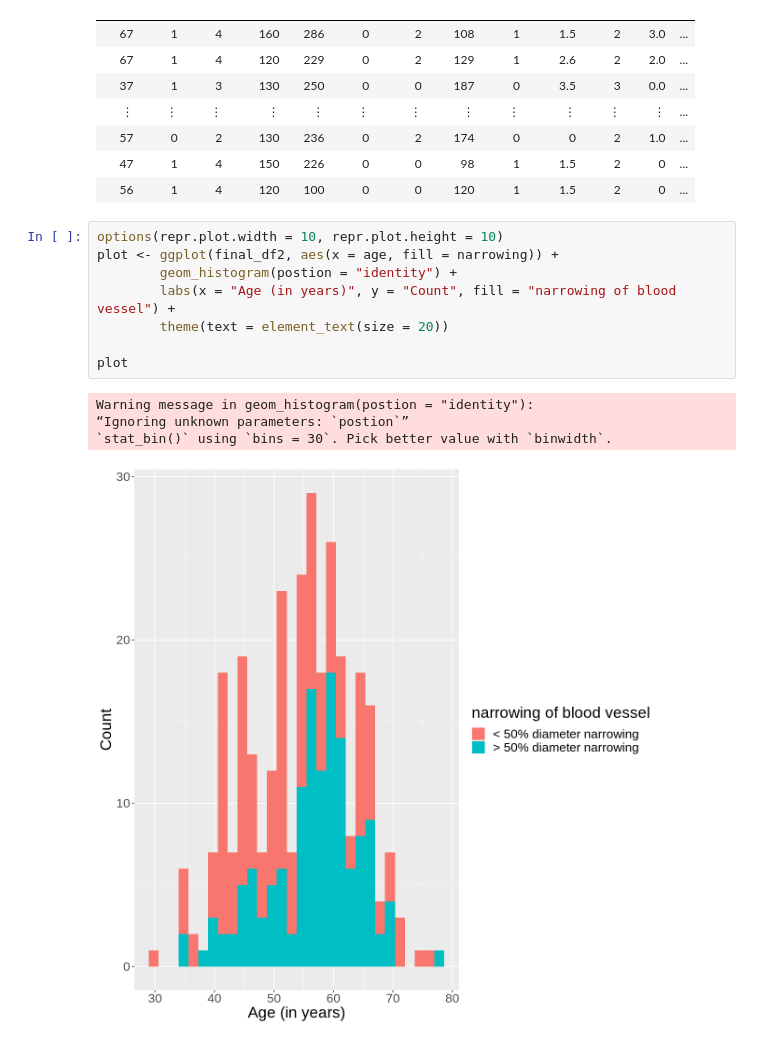
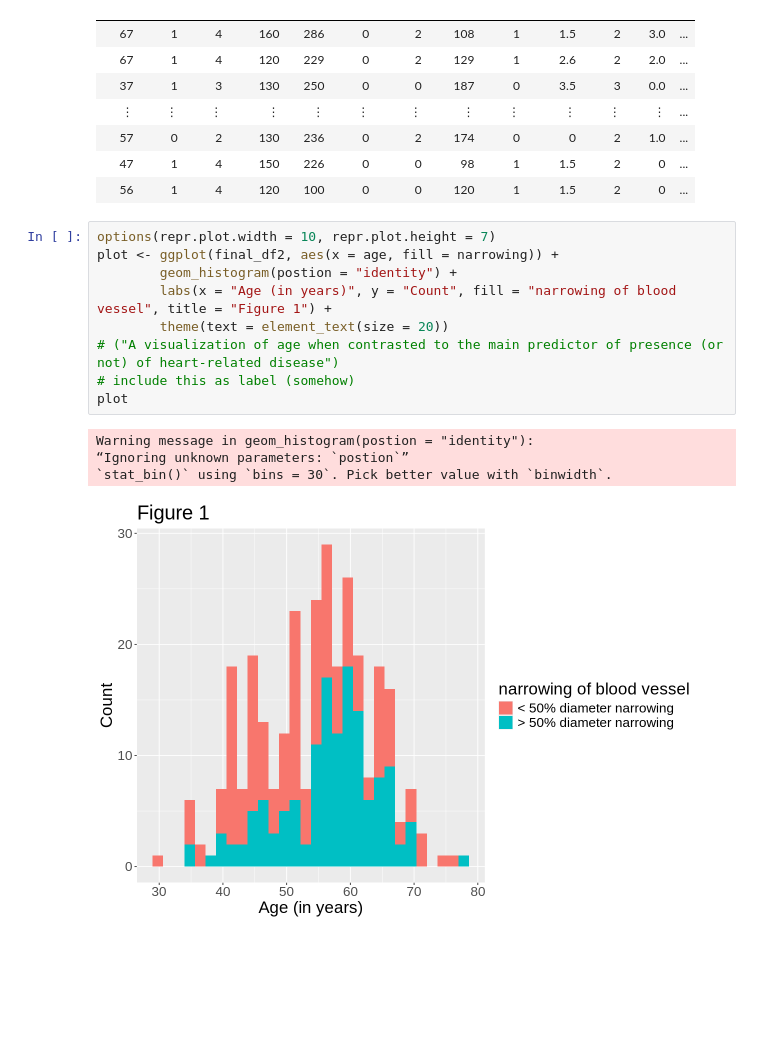
Before and after one commit to nazalturas/data_sci_-group_project, a Jupyter notebook: Group Report.ipynb, the cells around one changed output. Saved outputs shown, nothing was run; the diff lists cells and outputs as text; blank space fills up the shorter version.

Commit message:
Started building the report
added the code
changed some parts of the code for the first plot (pls look at that)
added reference and more thingys

*still not done adding things, just taking a break

```diff
--- a/Group Report.ipynb
+++ b/Group Report.ipynb
@@ -219,15 +195,16 @@ A tibble: 298 × 15
 | 47 | 1 | 4 | 150 | 226 | 0 | 0 | 98 | 1 | 1.5 | 2 | 0 | ... |
 | 56 | 1 | 4 | 120 | 100 | 0 | 0 | 120 | 1 | 1.5 | 2 | 0 | ... |
 # %%
-options(repr.plot.width = 10, repr.plot.height = 10)
+options(repr.plot.width = 10, repr.plot.height = 7)
 plot <- ggplot(final_df2, aes(x = age, fill = narrowing)) +
         geom_histogram(postion = "identity") +
-        labs(x = "Age (in years)", y = "Count", fill = "narrowing of blood vessel") +
+        labs(x = "Age (in years)", y = "Count", fill = "narrowing of blood vessel", title = "Figure 1") +
         theme(text = element_text(size = 20))
-
+# ("A visualization of age when contrasted to the main predictor of presence (or not) of heart-related disease")
+# include this as label (somehow)
 plot
 # %% [output]
 Warning message in geom_histogram(postion = "identity"):
 “Ignoring unknown parameters: `postion`”
 `stat_bin()` using `bins = 30`. Pick better value with `binwidth`.
-[figure, old version]
+[figure, new version]
```
Also changed, not shown: parts of 8 cells of this notebook.
